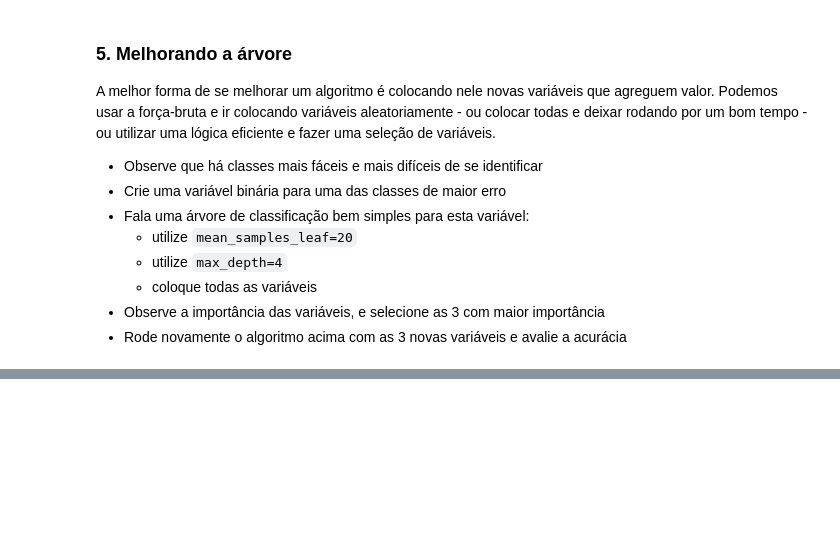
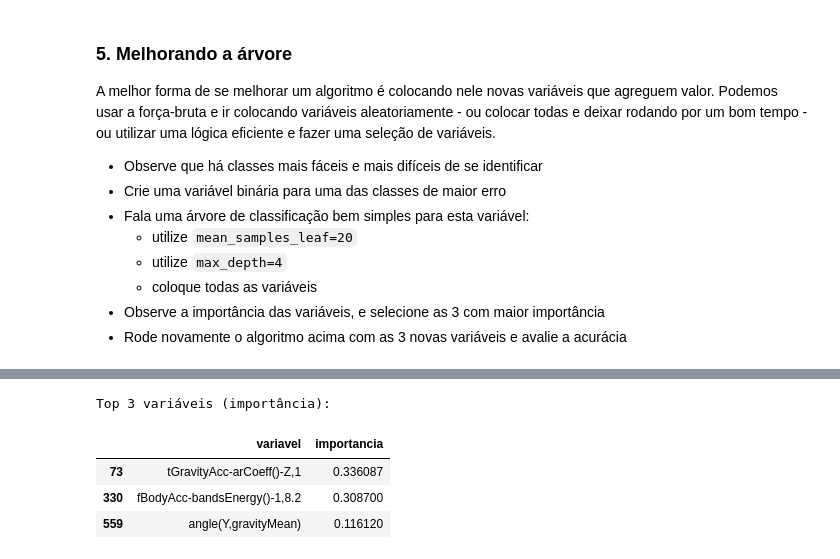
Before and after one commit to Felipe-Roque-py/Atividades-EBAC, a Jupyter notebook: Profissão Cientista de Dados M17 - Pratique 3 (1).ipynb, the cells around one changed output, grey strips where cells are left out. Cells and saved outputs as stored; diff of their text form; code cells hidden in the pictures; blank space fills up the shorter version.

```diff
--- a/Profissão Cientista de Dados M17 - Pratique 3 (1).ipynb
+++ b/Profissão Cientista de Dados M17 - Pratique 3 (1).ipynb
@@ -176,0 +230,17 @@ Name: proportion, dtype: float64
+# %%
+importancias = pd.DataFrame({
+    "variavel": X_train.columns,
+    "importancia": clf_bin_full.feature_importances_
+}).sort_values("importancia", ascending=False)
+
+top3 = importancias.head(3)
+vars_top3 = top3["variavel"].tolist()
+
+print("\nTop 3 variáveis (importância):")
+display(top3)
+# %% [output]
+Top 3 variáveis (importância):
+|  | variavel | importancia |
+| 73 | tGravityAcc-arCoeff()-Z,1 | 0.336087 |
+| 330 | fBodyAcc-bandsEnergy()-1,8.2 | 0.308700 |
+| 559 | angle(Y,gravityMean) | 0.116120 |
```
Also changed, not shown: parts of 10 cells of this notebook.
